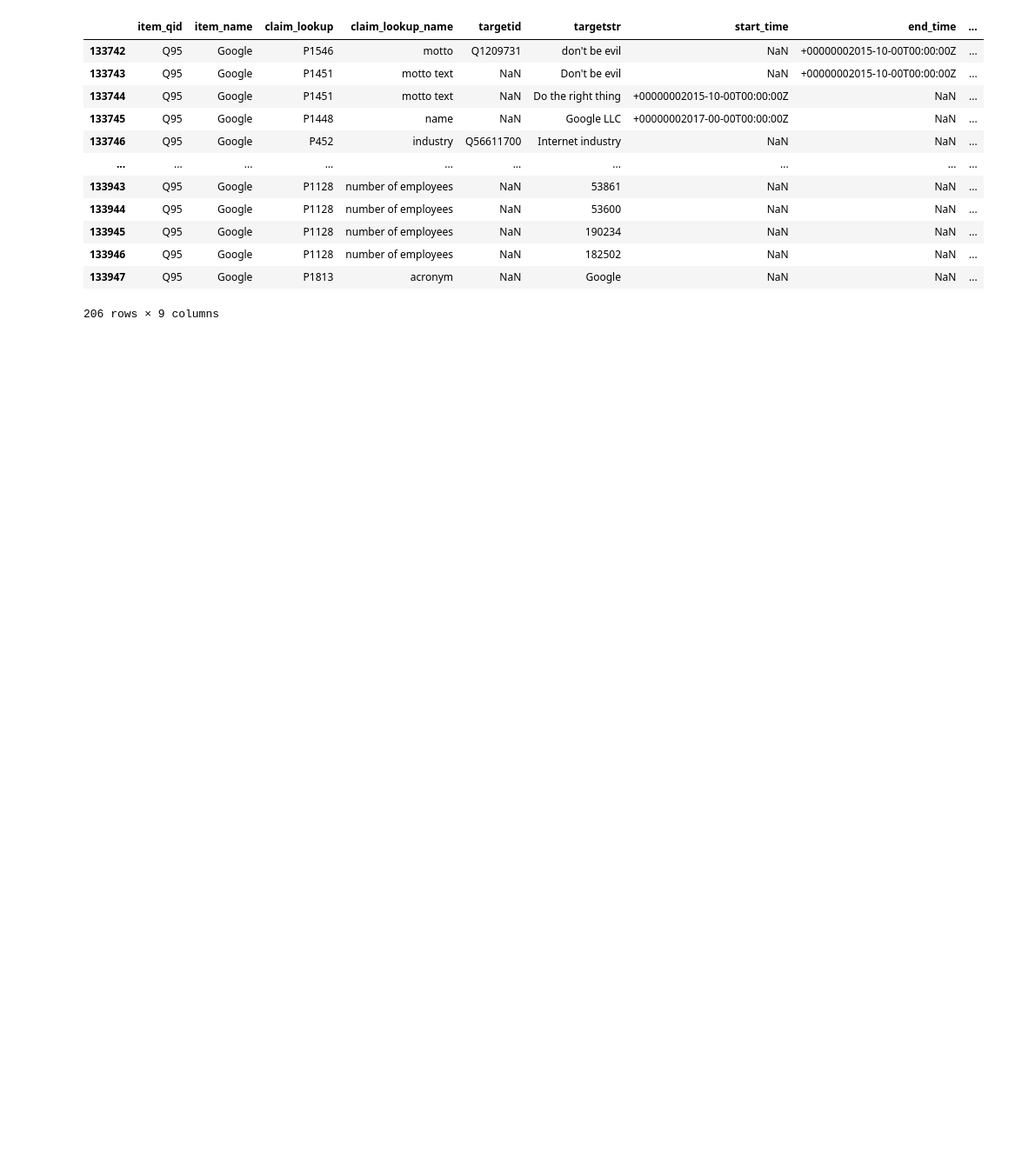
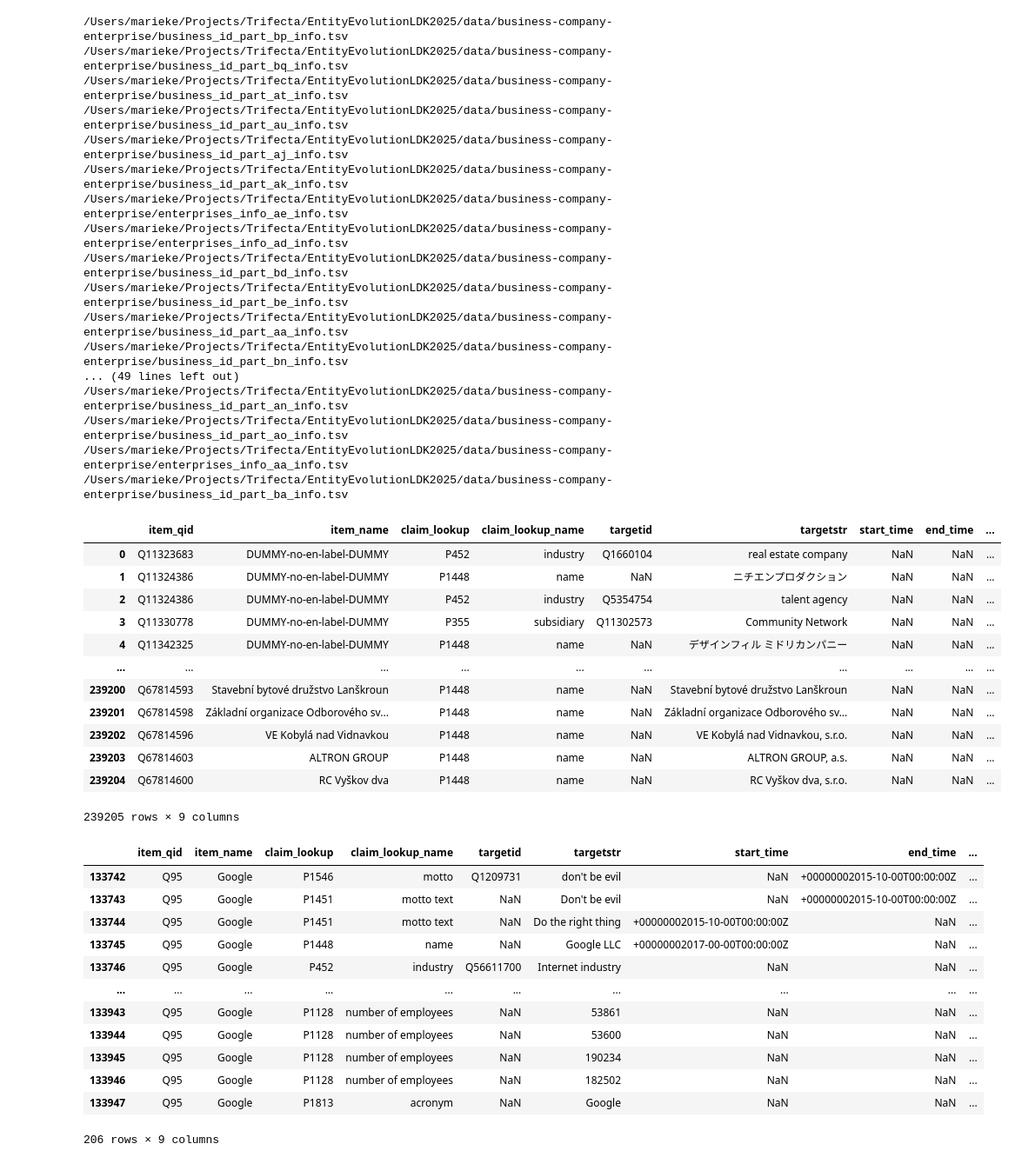
Before and after one commit to trifecta-project/wikidata-change, a Jupyter notebook: 6. Analysing Change.ipynb, the cells around one changed output. Shown: that part at 87% size. Drawn from its saved outputs; the diff is of its cells as text; code cells hidden in the pictures; blank space fills up the shorter version.

Commit message:
Cleanup and aux data
code cleanup and added auxiliary data files

```diff
--- a/6. Analysing Change.ipynb
+++ b/6. Analysing Change.ipynb
@@ -11,19 +11,50 @@ import matplotlib.patches as mpatches
 import glob
 # %%
 # If you've split the files, then you need the glob
-files = glob.glob('data/businesses-enterprises-companies.tsv_inf*.tsv')
+files = glob.glob('data/businesses-enterprises-companies.tsv')
 
 df = []
 li = []
 
 for filename in files:
     print(filename)
     temp_frame = pd.read_csv(filename, index_col=None, header=0, sep="\t")
     li.append(temp_frame)
 
 df = pd.concat(li, axis=0, ignore_index=True)
 
 df
+# %% [output]
+/Users/marieke/Projects/Trifecta/EntityEvolutionLDK2025/data/business-company-enterprise/business_id_part_bp_info.tsv
+/Users/marieke/Projects/Trifecta/EntityEvolutionLDK2025/data/business-company-enterprise/business_id_part_bq_info.tsv
+/Users/marieke/Projects/Trifecta/EntityEvolutionLDK2025/data/business-company-enterprise/business_id_part_at_info.tsv
+/Users/marieke/Projects/Trifecta/EntityEvolutionLDK2025/data/business-company-enterprise/business_id_part_au_info.tsv
+/Users/marieke/Projects/Trifecta/EntityEvolutionLDK2025/data/business-company-enterprise/business_id_part_aj_info.tsv
+/Users/marieke/Projects/Trifecta/EntityEvolutionLDK2025/data/business-company-enterprise/business_id_part_ak_info.tsv
+/Users/marieke/Projects/Trifecta/EntityEvolutionLDK2025/data/business-company-enterprise/enterprises_info_ae_info.tsv
+/Users/marieke/Projects/Trifecta/EntityEvolutionLDK2025/data/business-company-enterprise/enterprises_info_ad_info.tsv
+/Users/marieke/Projects/Trifecta/EntityEvolutionLDK2025/data/business-company-enterprise/business_id_part_bd_info.tsv
+/Users/marieke/Projects/Trifecta/EntityEvolutionLDK2025/data/business-company-enterprise/business_id_part_be_info.tsv
+/Users/marieke/Projects/Trifecta/EntityEvolutionLDK2025/data/business-company-enterprise/business_id_part_aa_info.tsv
+/Users/marieke/Projects/Trifecta/EntityEvolutionLDK2025/data/business-company-enterprise/business_id_part_bn_info.tsv
+... (49 lines left out)
+/Users/marieke/Projects/Trifecta/EntityEvolutionLDK2025/data/business-company-enterprise/business_id_part_an_info.tsv
+/Users/marieke/Projects/Trifecta/EntityEvolutionLDK2025/data/business-company-enterprise/business_id_part_ao_info.tsv
+/Users/marieke/Projects/Trifecta/EntityEvolutionLDK2025/data/business-company-enterprise/enterprises_info_aa_info.tsv
+/Users/marieke/Projects/Trifecta/EntityEvolutionLDK2025/data/business-company-enterprise/business_id_part_ba_info.tsv
+|  | item_qid | item_name | claim_lookup | claim_lookup_name | targetid | targetstr | start_time | end_time | ... |
+| 0 | Q11323683 | DUMMY-no-en-label-DUMMY | P452 | industry | Q1660104 | real estate company | NaN | NaN | ... |
+| 1 | Q11324386 | DUMMY-no-en-label-DUMMY | P1448 | name | NaN | ニチエンプロダクション | NaN | NaN | ... |
+| 2 | Q11324386 | DUMMY-no-en-label-DUMMY | P452 | industry | Q5354754 | talent agency | NaN | NaN | ... |
+| 3 | Q11330778 | DUMMY-no-en-label-DUMMY | P355 | subsidiary | Q11302573 | Community Network | NaN | NaN | ... |
+| 4 | Q11342325 | DUMMY-no-en-label-DUMMY | P1448 | name | NaN | デザインフィル ミドリカンパニー | NaN | NaN | ... |
+| ... | ... | ... | ... | ... | ... | ... | ... | ... | ... |
+| 239200 | Q67814593 | Stavební bytové družstvo Lanškroun | P1448 | name | NaN | Stavební bytové družstvo Lanškroun | NaN | NaN | ... |
+| 239201 | Q67814598 | Základní organizace Odborového sv... | P1448 | name | NaN | Základní organizace Odborového sv... | NaN | NaN | ... |
+| 239202 | Q67814596 | VE Kobylá nad Vidnavkou | P1448 | name | NaN | VE Kobylá nad Vidnavkou, s.r.o. | NaN | NaN | ... |
+| 239203 | Q67814603 | ALTRON GROUP | P1448 | name | NaN | ALTRON GROUP, a.s. | NaN | NaN | ... |
+| 239204 | Q67814600 | RC Vyškov dva | P1448 | name | NaN | RC Vyškov dva, s.r.o. | NaN | NaN | ... |
+239205 rows × 9 columns
 # %%
 # Just get some stats
 df['item_qid'].nunique()
```
Also changed, not shown: parts of 2 cells of this notebook, 3 other files.
